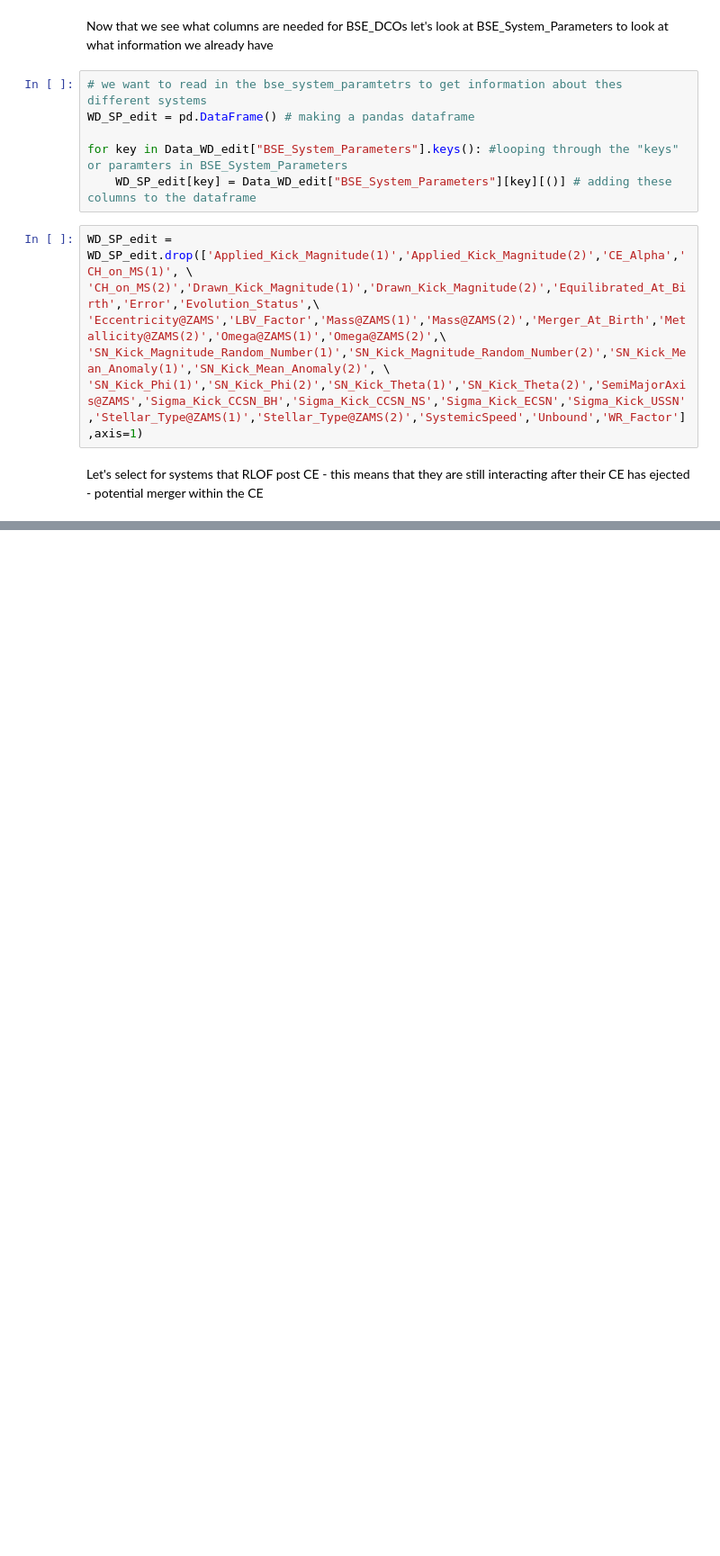
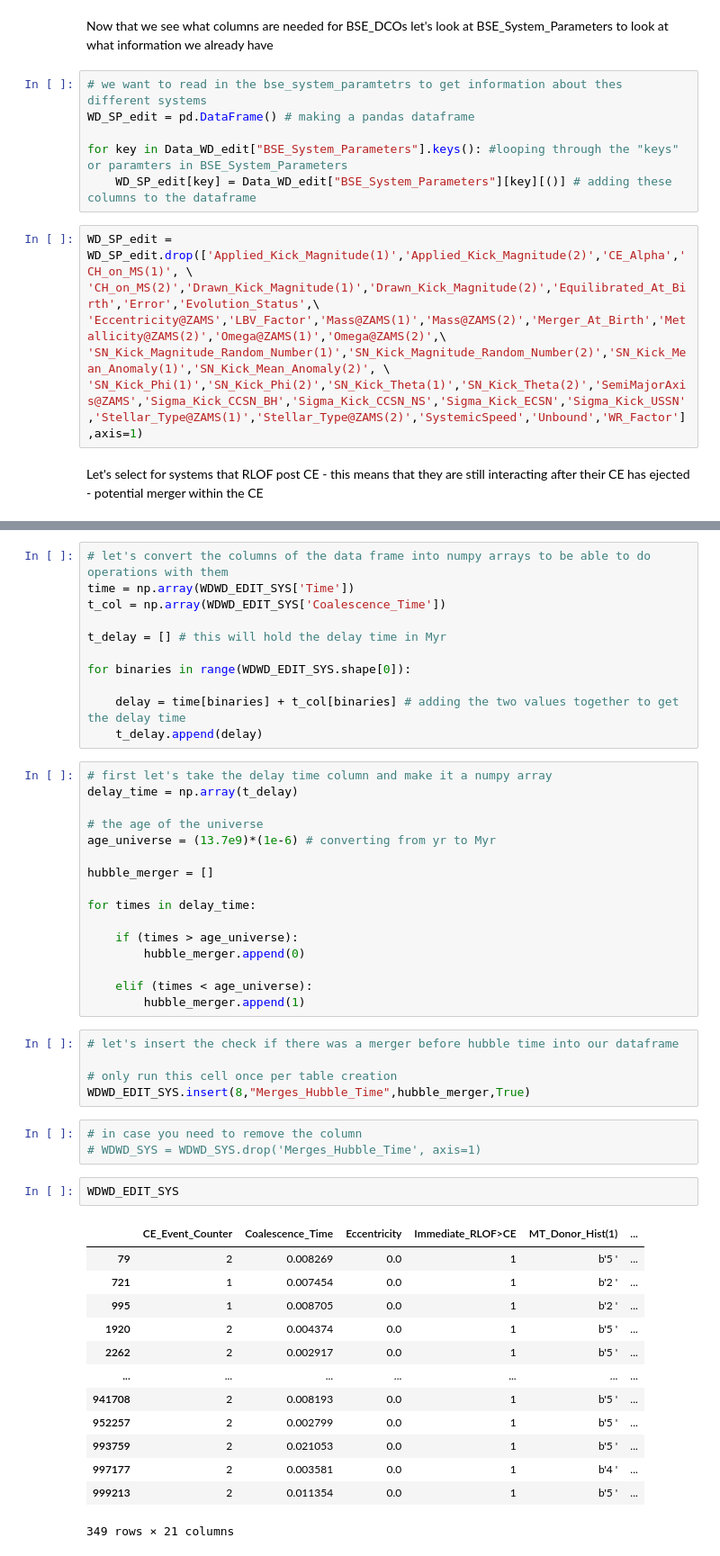
Before and after one commit to melanie-santiago26/research_work, a Jupyter notebook: making_figures/RLOF_Post_CE.ipynb, the cells around one changed output, grey strips where cells are left out. Shown at 90% size. Cells and saved outputs as stored; diff of their text form; blank space fills up the shorter version.

```diff
--- a/making_figures/RLOF_Post_CE.ipynb
+++ b/making_figures/RLOF_Post_CE.ipynb
@@ -72,0 +194,51 @@ WD_SP_edit = WD_SP_edit[rlof_post_ce]
+# %%
+# let's convert the columns of the data frame into numpy arrays to be able to do operations with them
+time = np.array(WDWD_EDIT_SYS['Time'])
+t_col = np.array(WDWD_EDIT_SYS['Coalescence_Time'])
+
+t_delay = [] # this will hold the delay time in Myr
+
+for binaries in range(WDWD_EDIT_SYS.shape[0]):
+
+    delay = time[binaries] + t_col[binaries] # adding the two values together to get the delay time
+    t_delay.append(delay)
+# %%
+# first let's take the delay time column and make it a numpy array
+delay_time = np.array(t_delay)
+
+# the age of the universe
+age_universe = (13.7e9)*(1e-6) # converting from yr to Myr
+
+hubble_merger = []
+
+for times in delay_time:
+
+    if (times > age_universe):
+        hubble_merger.append(0)
+
+    elif (times < age_universe):
+        hubble_merger.append(1)
+# %%
+# let's insert the check if there was a merger before hubble time into our dataframe
+
+# only run this cell once per table creation
+WDWD_EDIT_SYS.insert(8,"Merges_Hubble_Time",hubble_merger,True)
+# %%
+# in case you need to remove the column
+# WDWD_SYS = WDWD_SYS.drop('Merges_Hubble_Time', axis=1)
+# %%
+WDWD_EDIT_SYS
+# %% [output]
+|  | CE_Event_Counter | Coalescence_Time | Eccentricity | Immediate_RLOF>CE | MT_Donor_Hist(1) | ... |
+| 79 | 2 | 0.008269 | 0.0 | 1 | b'5 ' | ... |
+| 721 | 1 | 0.007454 | 0.0 | 1 | b'2 ' | ... |
+| 995 | 1 | 0.008705 | 0.0 | 1 | b'2 ' | ... |
+| 1920 | 2 | 0.004374 | 0.0 | 1 | b'5 ' | ... |
+| 2262 | 2 | 0.002917 | 0.0 | 1 | b'5 ' | ... |
+| ... | ... | ... | ... | ... | ... | ... |
+| 941708 | 2 | 0.008193 | 0.0 | 1 | b'5 ' | ... |
+| 952257 | 2 | 0.002799 | 0.0 | 1 | b'5 ' | ... |
+| 993759 | 2 | 0.021053 | 0.0 | 1 | b'5 ' | ... |
+| 997177 | 2 | 0.003581 | 0.0 | 1 | b'4 ' | ... |
+| 999213 | 2 | 0.011354 | 0.0 | 1 | b'5 ' | ... |
+349 rows × 21 columns
```
Also changed, not shown: parts of 42 cells of this notebook, 2 other files.
